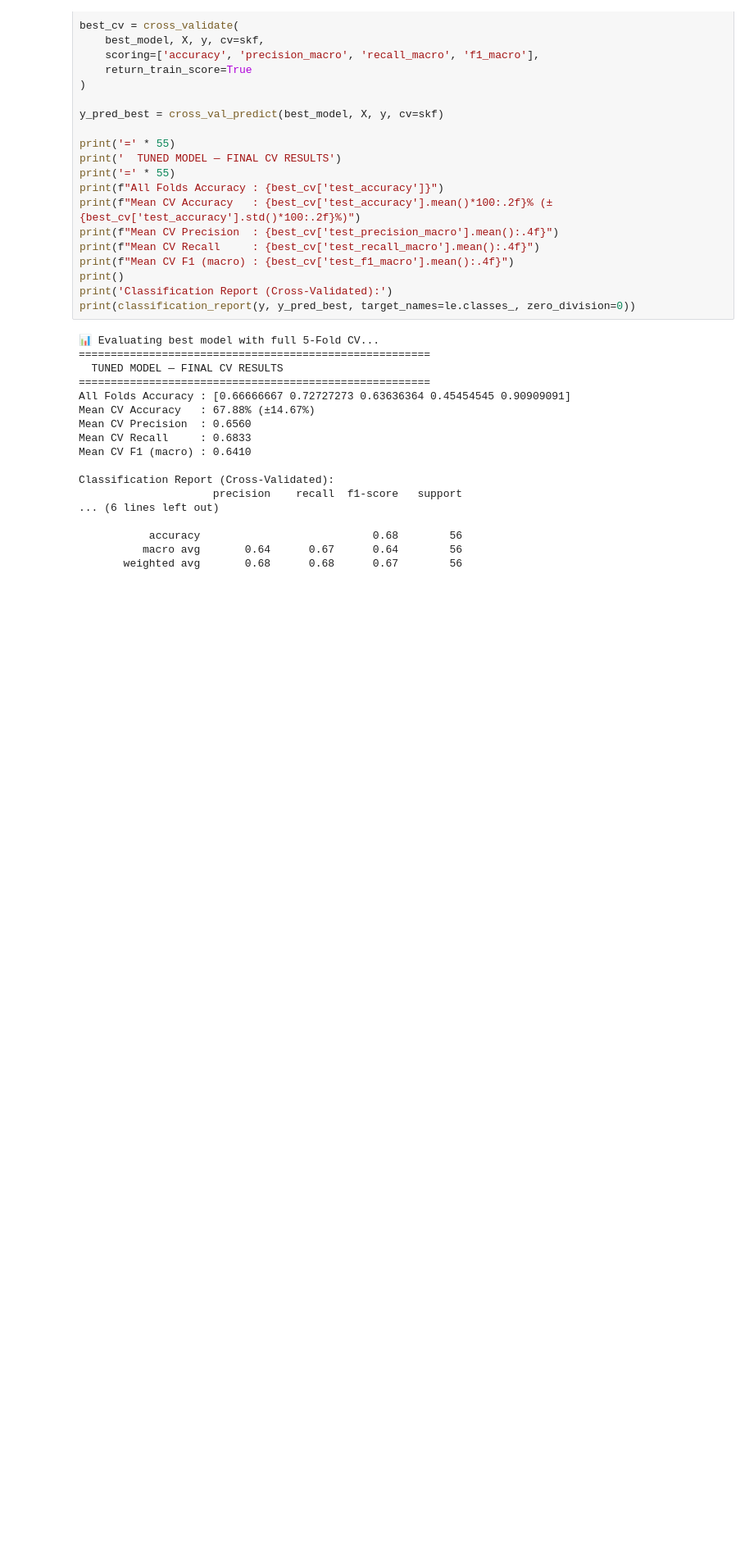
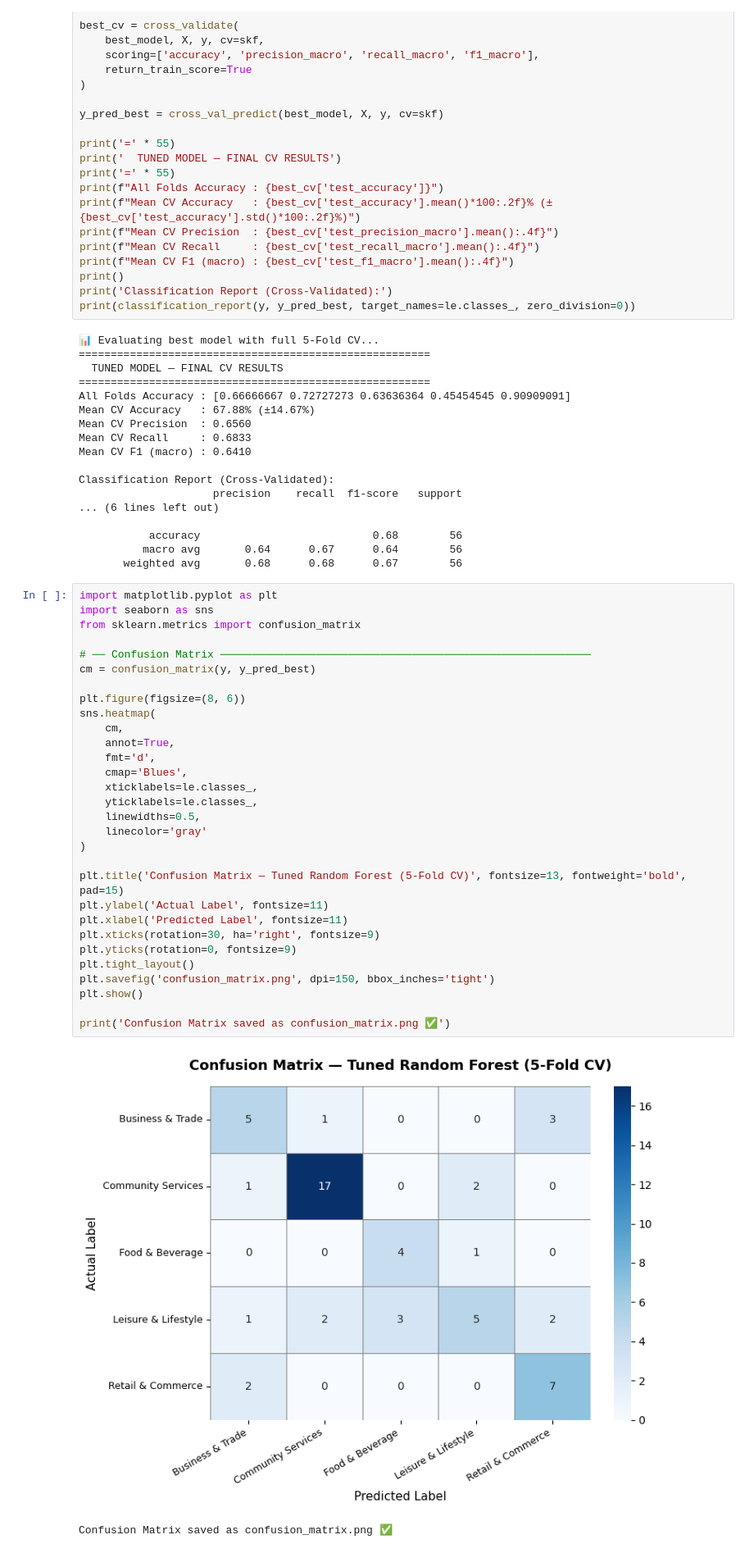
Before and after one commit to ezamhazami/Intelligent-Business-Recommendation-, a Jupyter notebook: ml3.ipynb, the cells around one changed output. Shown at 82% size. Saved outputs shown, nothing was run; the diff lists cells and outputs as text; blank space fills up the shorter version.

```diff
--- a/ml3.ipynb
+++ b/ml3.ipynb
@@ -187,3 +187,36 @@ Classification Report (Cross-Validated):
            accuracy                           0.68        56
           macro avg       0.64      0.67      0.64        56
        weighted avg       0.68      0.68      0.67        56
+# %%
+import matplotlib.pyplot as plt
+import seaborn as sns
+from sklearn.metrics import confusion_matrix
+
+# ── Confusion Matrix ──────────────────────────────────────────────────────────
+cm = confusion_matrix(y, y_pred_best)
+
+plt.figure(figsize=(8, 6))
+sns.heatmap(
+    cm,
+    annot=True,
+    fmt='d',
+    cmap='Blues',
+    xticklabels=le.classes_,
+    yticklabels=le.classes_,
+    linewidths=0.5,
+    linecolor='gray'
+)
+
+plt.title('Confusion Matrix — Tuned Random Forest (5-Fold CV)', fontsize=13, fontweight='bold', pad=15)
+plt.ylabel('Actual Label', fontsize=11)
+plt.xlabel('Predicted Label', fontsize=11)
+plt.xticks(rotation=30, ha='right', fontsize=9)
+plt.yticks(rotation=0, fontsize=9)
+plt.tight_layout()
+plt.savefig('confusion_matrix.png', dpi=150, bbox_inches='tight')
+plt.show()
+
+print('Confusion Matrix saved as confusion_matrix.png ✅')
+# %% [output]
+[figure, added]
+Confusion Matrix saved as confusion_matrix.png ✅
```
Also changed, not shown: 5 other files.
